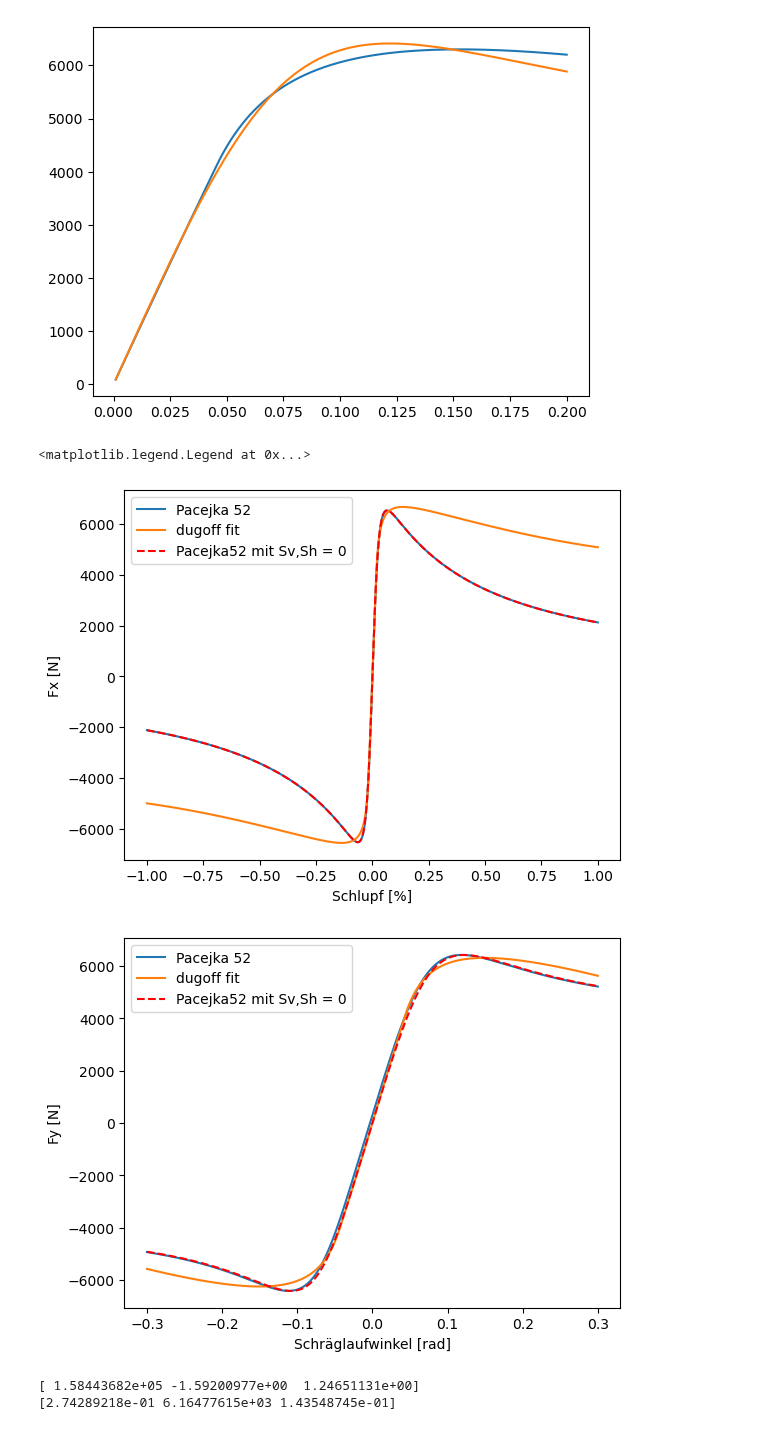
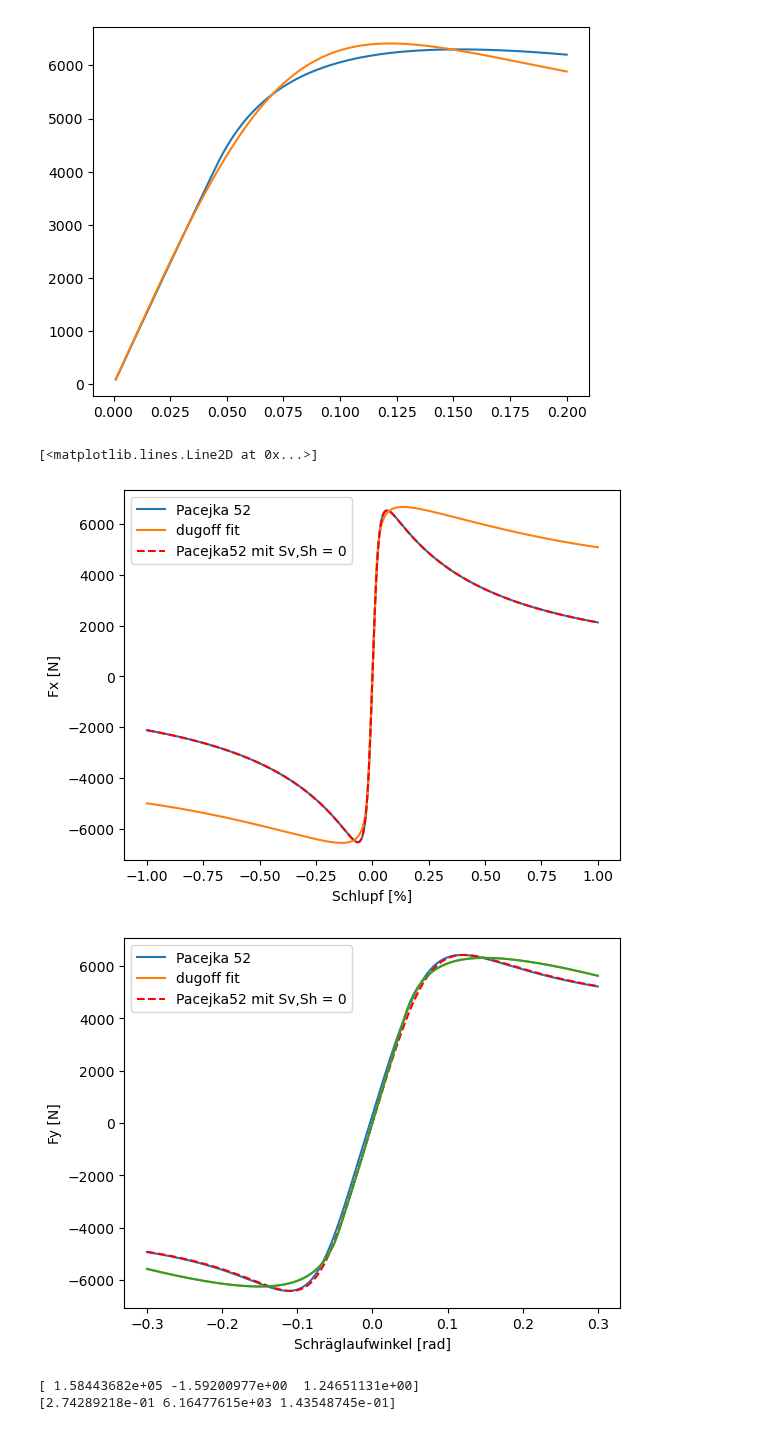
Before and after one commit to BenediktRuhland/SA-Tire-model, a Jupyter notebook: model/dugoff_fit.ipynb, the cells around one changed output. Saved outputs shown, nothing was run; the diff lists cells and outputs as text; code cells hidden in the pictures.

```diff
--- a/model/dugoff_fit.ipynb
+++ b/model/dugoff_fit.ipynb
@@ -79,35 +79,37 @@ Syy = np.linspace(-0.3,0.3,1000)
 Sxx = np.linspace(-1,1,1000)
 
 Fxx_pa = pa52.Pacejka52_long(Fz,Sxx,IA,Fz0)[0]
 Fyy_pa = pa52.Pacejka52_lat(Fz,Syy,IA,Fz0)[0]
 
 Fxx_pa_0 = pa0.Pacejka52_long(Fz,Sxx,IA,Fz0)[0]
 Fyy_pa_0 = pa0.Pacejka52_lat(Fz,Syy,IA,Fz0)[0]
 
 
 
 Fx_d = Fx_d_func(Sxx,Fx_d_params[0],Fx_d_params[1],Fx_d_params[2])
 Fy_d = Fy_d_func(Syy,Fy_d_params[0],Fy_d_params[1],Fy_d_params[2])
+Fy_d1 = d.dugoff_lat(Sx,Syy,Fz,Fy_d_params[0],Fy_d_params[1],Fy_d_params[2])
 
 plt.figure(1)
 plt.plot(Sxx,Fxx_pa, label = "Pacejka 52")
 plt.plot(Sxx,Fx_d, label = "dugoff fit")
 plt.plot(Sxx,Fxx_pa_0, 'r--', label = "Pacejka52 mit Sv,Sh = 0")
 plt.xlabel("Schlupf [%]")
 plt.ylabel("Fx [N]")
 plt.legend()
 
 plt.figure(2)
 plt.plot(Syy,Fyy_pa, label = "Pacejka 52")
 plt.plot(Syy,Fy_d, label = "dugoff fit")
 plt.plot(Syy,Fyy_pa_0,'r--', label = "Pacejka52 mit Sv,Sh = 0")
 plt.xlabel("Schräglaufwinkel [rad]")
 plt.ylabel("Fy [N]")
 plt.legend()
+plt.plot(Syy,Fy_d1)
 # %% [output]
-<matplotlib.legend.Legend at 0x...>
+[<matplotlib.lines.Line2D at 0x...>]
 [figure]
-[figure, old version]
+[figure, new version]
 # %%
 print(Fx_d_params)
 print(Fy_d_params)
```
Also changed, not shown: 10 other files.
